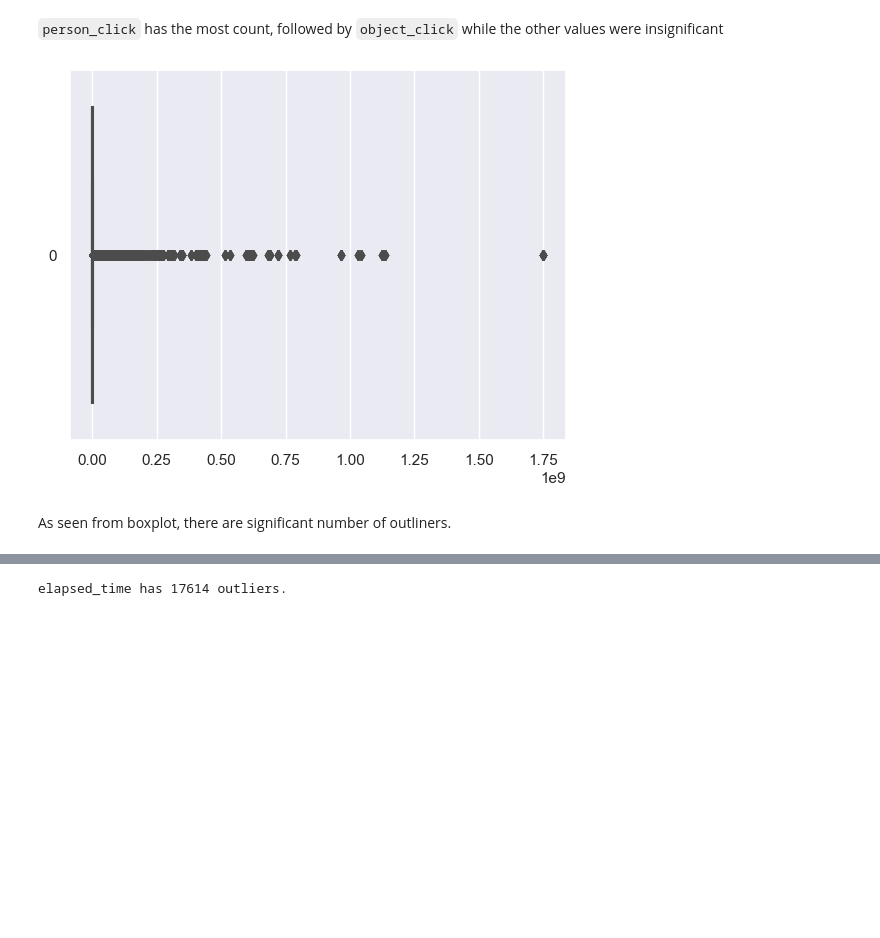
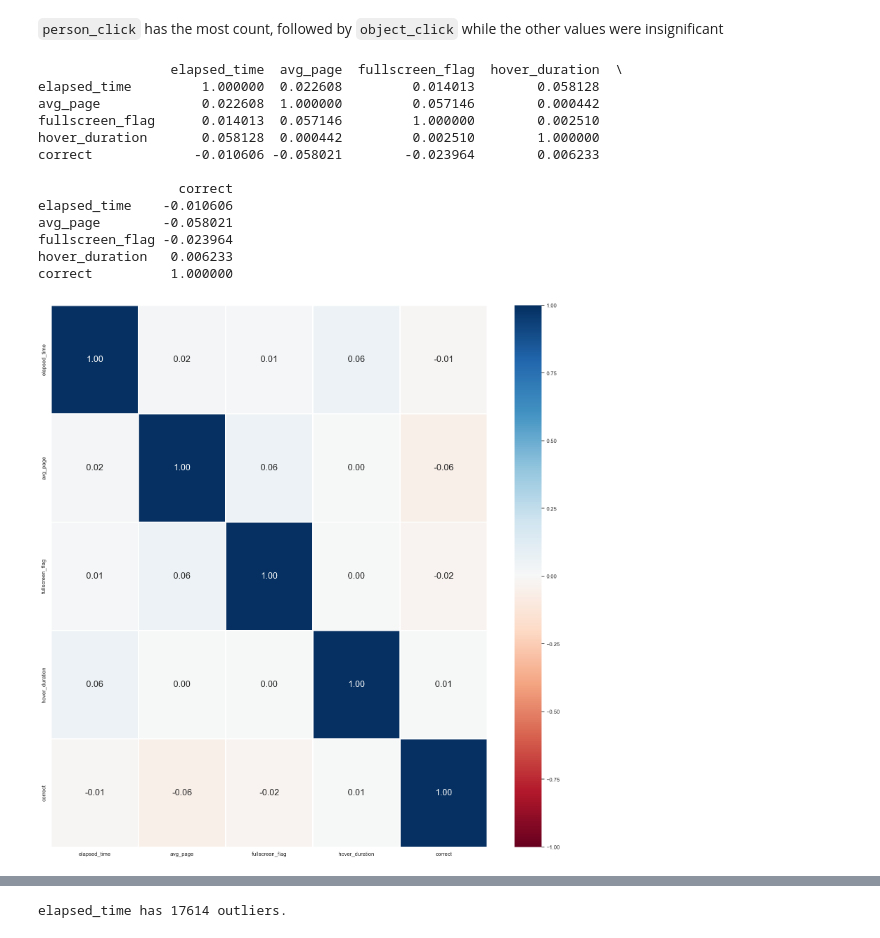
Before and after one commit to sssstforest/SC1015-Group-2, a Jupyter notebook: EDA-CH.ipynb, the cells around one changed output, grey strips where cells are left out. Cells and saved outputs as stored; diff of their text form; code cells hidden in the pictures; blank space fills up the shorter version.

```diff
--- a/EDA-CH.ipynb
+++ b/EDA-CH.ipynb
@@ -946,10 +946,28 @@ plt.show()
 [figure]
 # %% [markdown]
 `person_click` has the most count, followed by `object_click` while the other values were insignificant
-# %%
-sb.boxplot(data = new_data['elapsed_time'], orient = "h")
-plt.show()
-# %% [output]
-[figure, removed]
-# %% [markdown]
-As seen from boxplot, there are significant number of outliners.
+# %%
+new_data['correct'] = new_data['correct'].astype(np.int64)
+
+print(new_data.corr())
+
+# Heatmap of the Correlation Matrix
+f = plt.figure(figsize=(20, 20))
+sb.heatmap(new_data.corr(), vmin = -1, vmax = 1, linewidths = 1,
+           annot = True, fmt = ".2f", annot_kws = {"size": 18}, cmap = "RdBu")
+plt.show()
+# %% [output]
+                 elapsed_time  avg_page  fullscreen_flag  hover_duration  \
+elapsed_time         1.000000  0.022608         0.014013        0.058128
+avg_page             0.022608  1.000000         0.057146        0.000442
+fullscreen_flag      0.014013  0.057146         1.000000        0.002510
+hover_duration       0.058128  0.000442         0.002510        1.000000
+correct             -0.010606 -0.058021        -0.023964        0.006233
+
+                  correct
+elapsed_time    -0.010606
+avg_page        -0.058021
+fullscreen_flag -0.023964
+hover_duration   0.006233
+correct          1.000000
+[figure, added]
```
Also changed, not shown: parts of 7 cells of this notebook.
